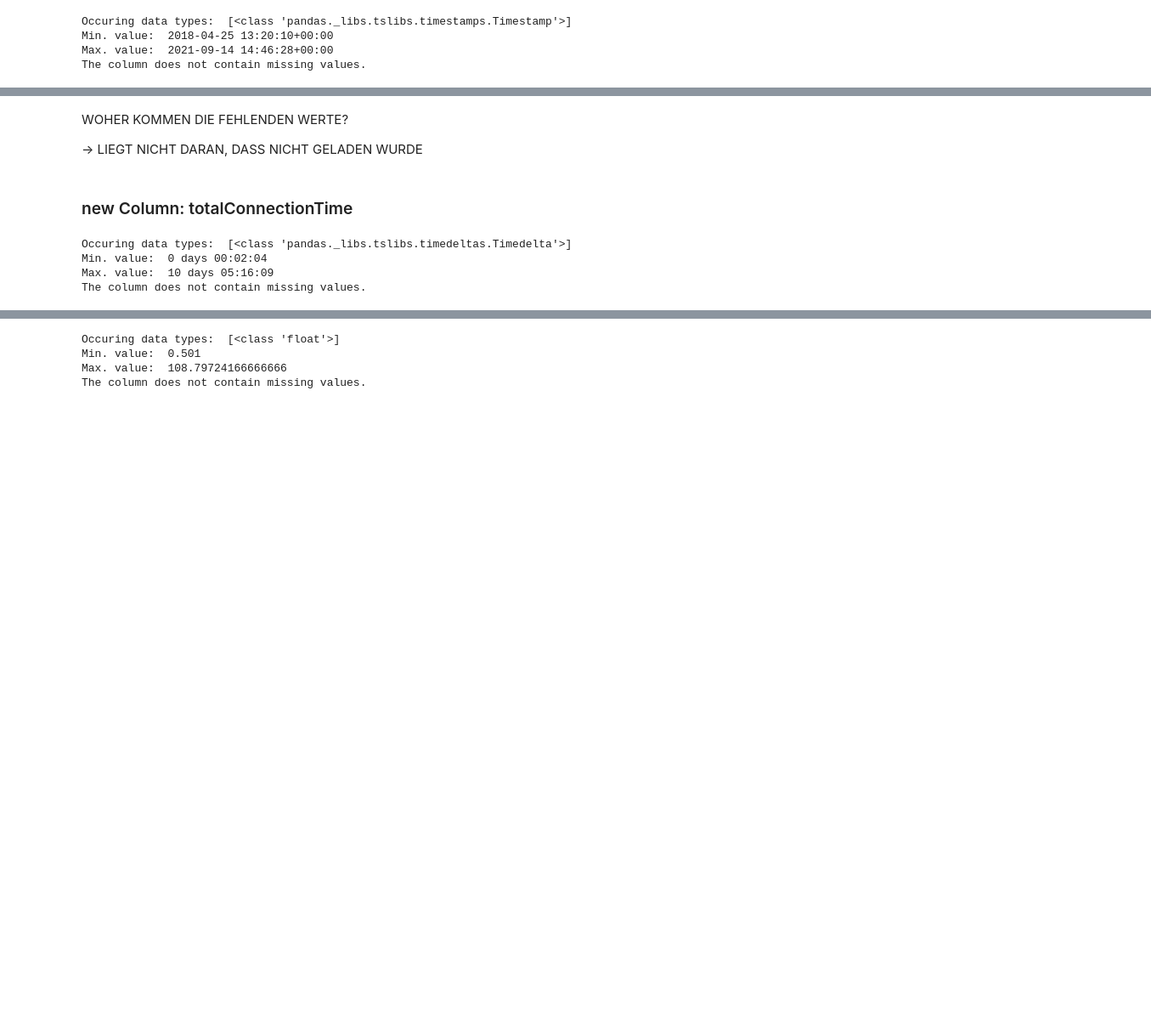
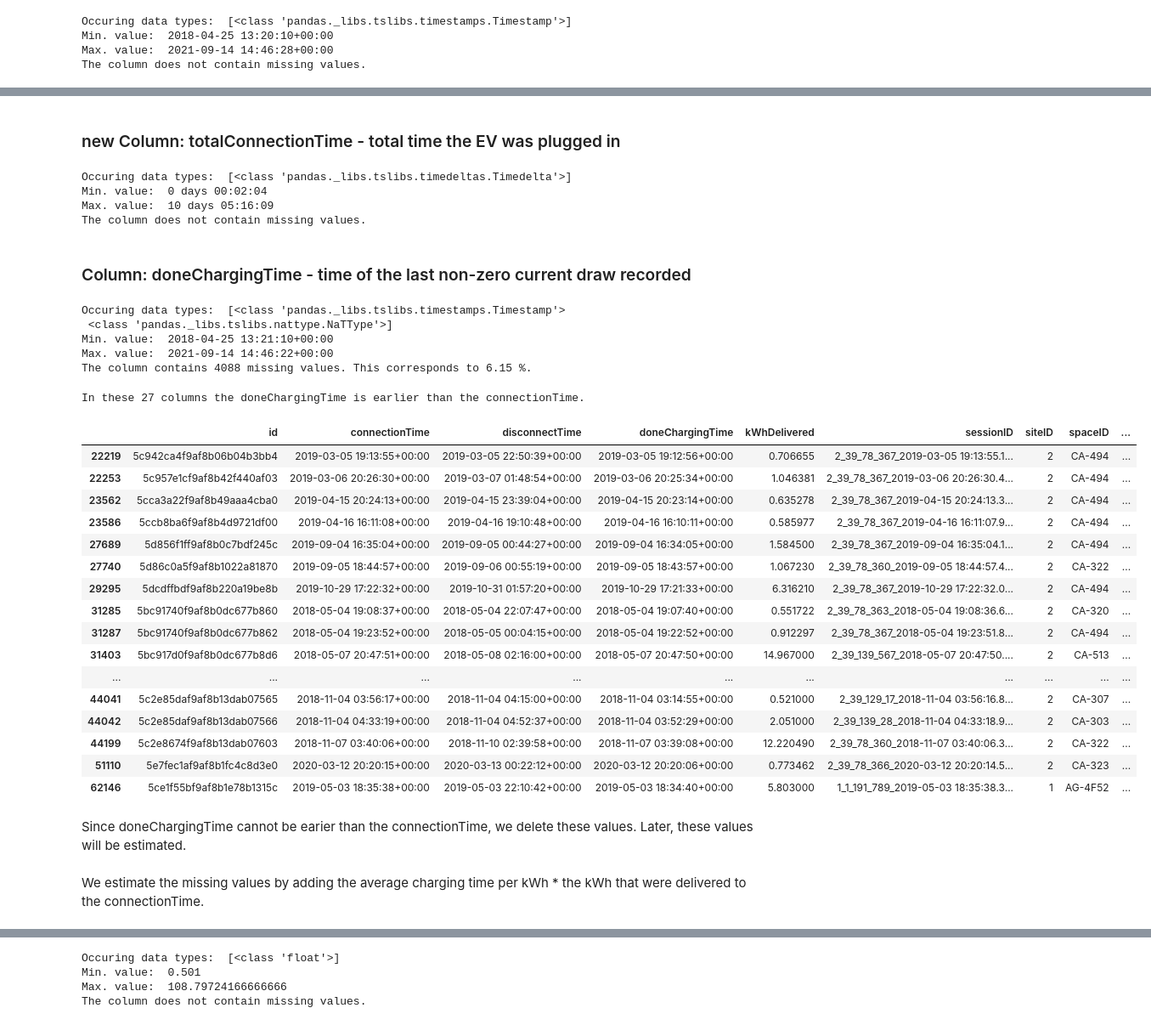
Before and after one commit to linusslange/AnalyticsAndApplications, a Jupyter notebook: DataCollectionAndPreparation.ipynb, the cells around one changed output, grey strips where cells are left out. Shown: that part at 85% size. Saved outputs shown, nothing was run; the diff lists cells and outputs as text; code cells hidden in the pictures; blank space fills up the shorter version.

Commit message:
Worked on SiteCharacteristics

```diff
--- a/DataCollectionAndPreparation.ipynb
+++ b/DataCollectionAndPreparation.ipynb
@@ -38,8 +38,7 @@ Rename the unnamed column.
 # %%
-Charging_set.rename(columns={'Unnamed: 0': 'number'}, inplace=True)
-dataTypes('number', Charging_set)
-valueRange('number', Charging_set)
-missingValues('number', Charging_set)
+dataTypes('Unnamed: 0', Charging_set)
+valueRange('Unnamed: 0', Charging_set)
+missingValues('Unnamed: 0', Charging_set)
 # %% [output]
 Occuring data types:  [<class 'int'>]
 Min. value:  0
@@ -50 +49,3 @@ BRAUCHEN WIR DIE SPALTE?
+# %%
+Charging_set = Charging_set.drop(['Unnamed: 0'], axis=1)
 # %% [markdown]
@@ -95,9 +84,5 @@ The column contains 4088 missing values. This corresponds to 6.15 %.
-# %% [markdown]
-WOHER KOMMEN DIE FEHLENDEN WERTE?
-
--> LIEGT NICHT DARAN, DASS NICHT GELADEN WURDE
 # %% [markdown]
-### new Column: totalConnectionTime
+### new Column: totalConnectionTime - total time the EV was plugged in
 # %%
 Charging_set['totalConnectionTime'] = Charging_set['disconnectTime'] - Charging_set['connectionTime']
 dataTypes('totalConnectionTime', Charging_set)
@@ -108,3 +93,42 @@ Occuring data types:  [<class 'pandas._libs.tslibs.timedeltas.Timedelta'>]
 Min. value:  0 days 00:02:04
 Max. value:  10 days 05:16:09
 The column does not contain missing values.
+# %% [markdown]
+### Column: doneChargingTime - time of the last non-zero current draw recorded
+# %%
+dataTypes('doneChargingTime', Charging_set)
+valueRange('doneChargingTime', Charging_set)
+missingValues('doneChargingTime', Charging_set)
+# Charging_set[Charging_set['kWhDelivered'] == 0] #-> not because of no kWh delivered
+# Charging_set[Charging_set['userInputs'].isnull() & Charging_set['doneChargingTime'].isnull()] #-> not because of the userInput
+# %% [output]
+Occuring data types:  [<class 'pandas._libs.tslibs.timestamps.Timestamp'>
+ <class 'pandas._libs.tslibs.nattype.NaTType'>]
+Min. value:  2018-04-25 13:21:10+00:00
+Max. value:  2021-09-14 14:46:22+00:00
+The column contains 4088 missing values. This corresponds to 6.15 %.
+# %%
+print('In these', Charging_set[Charging_set['doneChargingTime'] < Charging_set['connectionTime']].shape[0], 'columns the doneChargingTime is earlier than the connectionTime.')
+Charging_set[Charging_set['doneChargingTime'] < Charging_set['connectionTime']]
+# Charging_set[(Charging_set['doneChargingTime'] < Charging_set['connectionTime']) & Charging_set['userInputs'].isnull()] #-> not because of the userInput
+# %% [output]
+In these 27 columns the doneChargingTime is earlier than the connectionTime.
+|  | id | connectionTime | disconnectTime | doneChargingTime | kWhDelivered | sessionID | siteID | spaceID | ... |
+| 22219 | 5c942ca4f9af8b06b04b3bb4 | 2019-03-05 19:13:55+00:00 | 2019-03-05 22:50:39+00:00 | 2019-03-05 19:12:56+00:00 | 0.706655 | 2_39_78_367_2019-03-05 19:13:55.1... | 2 | CA-494 | ... |
+| 22253 | 5c957e1cf9af8b42f440af03 | 2019-03-06 20:26:30+00:00 | 2019-03-07 01:48:54+00:00 | 2019-03-06 20:25:34+00:00 | 1.046381 | 2_39_78_367_2019-03-06 20:26:30.4... | 2 | CA-494 | ... |
+| 23562 | 5cca3a22f9af8b49aaa4cba0 | 2019-04-15 20:24:13+00:00 | 2019-04-15 23:39:04+00:00 | 2019-04-15 20:23:14+00:00 | 0.635278 | 2_39_78_367_2019-04-15 20:24:13.3... | 2 | CA-494 | ... |
+| 23586 | 5ccb8ba6f9af8b4d9721df00 | 2019-04-16 16:11:08+00:00 | 2019-04-16 19:10:48+00:00 | 2019-04-16 16:10:11+00:00 | 0.585977 | 2_39_78_367_2019-04-16 16:11:07.9... | 2 | CA-494 | ... |
+| 27689 | 5d856f1ff9af8b0c7bdf245c | 2019-09-04 16:35:04+00:00 | 2019-09-05 00:44:27+00:00 | 2019-09-04 16:34:05+00:00 | 1.584500 | 2_39_78_367_2019-09-04 16:35:04.1... | 2 | CA-494 | ... |
+| 27740 | 5d86c0a5f9af8b1022a81870 | 2019-09-05 18:44:57+00:00 | 2019-09-06 00:55:19+00:00 | 2019-09-05 18:43:57+00:00 | 1.067230 | 2_39_78_360_2019-09-05 18:44:57.4... | 2 | CA-322 | ... |
+| 29295 | 5dcdffbdf9af8b220a19be8b | 2019-10-29 17:22:32+00:00 | 2019-10-31 01:57:20+00:00 | 2019-10-29 17:21:33+00:00 | 6.316210 | 2_39_78_367_2019-10-29 17:22:32.0... | 2 | CA-494 | ... |
+| 31285 | 5bc91740f9af8b0dc677b860 | 2018-05-04 19:08:37+00:00 | 2018-05-04 22:07:47+00:00 | 2018-05-04 19:07:40+00:00 | 0.551722 | 2_39_78_363_2018-05-04 19:08:36.6... | 2 | CA-320 | ... |
+| 31287 | 5bc91740f9af8b0dc677b862 | 2018-05-04 19:23:52+00:00 | 2018-05-05 00:04:15+00:00 | 2018-05-04 19:22:52+00:00 | 0.912297 | 2_39_78_367_2018-05-04 19:23:51.8... | 2 | CA-494 | ... |
+| 31403 | 5bc917d0f9af8b0dc677b8d6 | 2018-05-07 20:47:51+00:00 | 2018-05-08 02:16:00+00:00 | 2018-05-07 20:47:50+00:00 | 14.967000 | 2_39_139_567_2018-05-07 20:47:50.... | 2 | CA-513 | ... |
+| ... | ... | ... | ... | ... | ... | ... | ... | ... | ... |
+| 44041 | 5c2e85daf9af8b13dab07565 | 2018-11-04 03:56:17+00:00 | 2018-11-04 04:15:00+00:00 | 2018-11-04 03:14:55+00:00 | 0.521000 | 2_39_129_17_2018-11-04 03:56:16.8... | 2 | CA-307 | ... |
+| 44042 | 5c2e85daf9af8b13dab07566 | 2018-11-04 04:33:19+00:00 | 2018-11-04 04:52:37+00:00 | 2018-11-04 03:52:29+00:00 | 2.051000 | 2_39_139_28_2018-11-04 04:33:18.9... | 2 | CA-303 | ... |
+| 44199 | 5c2e8674f9af8b13dab07603 | 2018-11-07 03:40:06+00:00 | 2018-11-10 02:39:58+00:00 | 2018-11-07 03:39:08+00:00 | 12.220490 | 2_39_78_360_2018-11-07 03:40:06.3... | 2 | CA-322 | ... |
+| 51110 | 5e7fec1af9af8b1fc4c8d3e0 | 2020-03-12 20:20:15+00:00 | 2020-03-13 00:22:12+00:00 | 2020-03-12 20:20:06+00:00 | 0.773462 | 2_39_78_366_2020-03-12 20:20:14.5... | 2 | CA-323 | ... |
+| 62146 | 5ce1f55bf9af8b1e78b1315c | 2019-05-03 18:35:38+00:00 | 2019-05-03 22:10:42+00:00 | 2019-05-03 18:34:40+00:00 | 5.803000 | 1_1_191_789_2019-05-03 18:35:38.3... | 1 | AG-4F52 | ... |
+# %% [markdown]
+Since doneChargingTime cannot be earier than the connectionTime, we delete these values. Later, these values will be estimated.
@@ -110,0 +138,2 @@ The column does not contain missing values.
+# %% [markdown]
+We estimate the missing values by adding the average charging time per kWh * the kWh that were delivered to the connectionTime.
```
Also changed, not shown: parts of 38 cells of this notebook, 2 other files.
